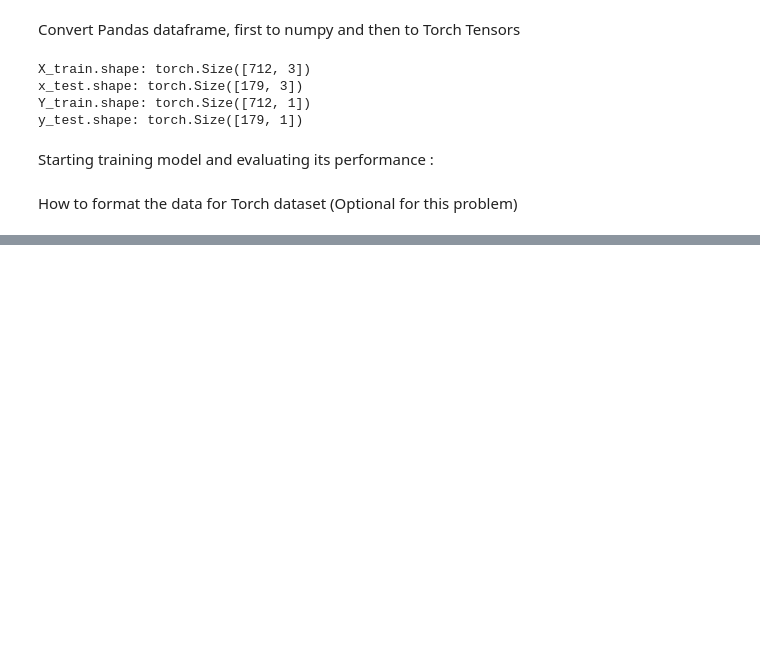
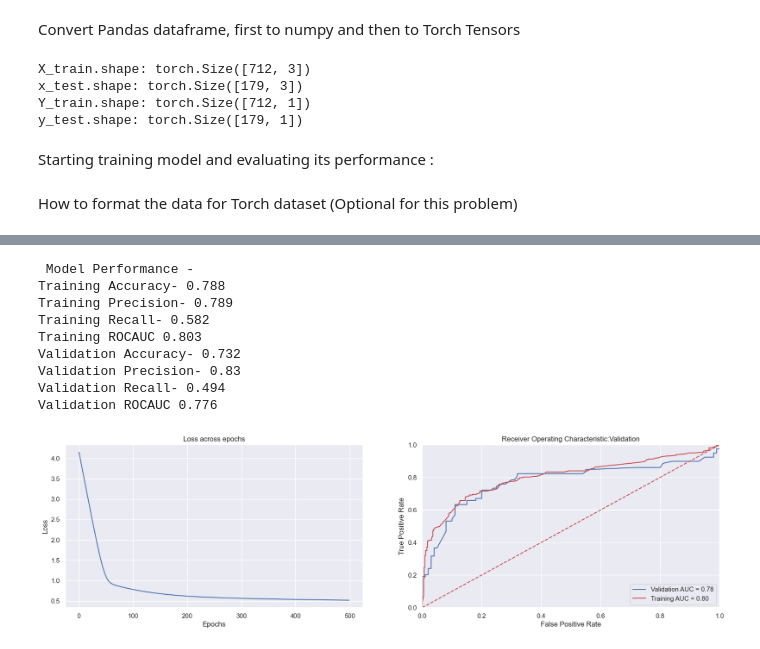
Before and after one commit to Ashraf-Khabar/SACAD-Projects, a Jupyter notebook: Mini_Project_N1/Model.ipynb, the cells around one changed output, grey strips where cells are left out. Cells and saved outputs as stored; diff of their text form; code cells hidden in the pictures; blank space fills up the shorter version.

```diff
--- a/Mini_Project_N1/Model.ipynb
+++ b/Mini_Project_N1/Model.ipynb
@@ -238,10 +238,11 @@ dataset.__getitem__(10)
 # %%
-class logistic_regression(nn.Module):
-    def __init__(self, in_size):
-        super(logistic_regression, self).__init__()
-        self.linear = nn.Linear(in_size, 1)
+class LinearR(nn.Module):
+    def __init__(self, input_size, output_size):
+        super(LinearR, self).__init__()
+        self.linear = nn.Linear(input_size, output_size)
         self.sigmoid = nn.Sigmoid()
 
     def forward(self, x):
-        x = torch.sigmoid(self.linear(x))
-        return x
+        out = self.linear(x)
+        out = self.sigmoid(out)
+        return out
@@ -367,0 +312,18 @@ RuntimeError: mat1 and mat2 must have the same dtype, but got Double and Float
+# %%
+num_epochs = 500
+batch_size= 128
+
+#Set to 0; no L2 reg
+weight_decay=0.0
+
+#Enables L1 Regularization
+lambda_L1 = 0.0001
+
+model = LinearR(3, 1)
+
+#Binary Crosss Entropy Loss
+loss_function = nn.BCELoss()
+
+adam_optimizer = torch.optim.Adam(model.parameters(),lr= 0.001 ,weight_decay=weight_decay)
+# %%
+adam_loss = train_network(model,adam_optimizer,loss_function, num_epochs,batch_size,X_train,Y_train=Y_train ,lambda_L1=lambda_L1)
@@ -367,0 +336,13 @@ RuntimeError: mat1 and mat2 must have the same dtype, but got Double and Float
+# %%
+evaluate_model(model,x_test,y_test,X_train,Y_train,adam_loss)
+# %% [output]
+ Model Performance -
+Training Accuracy- 0.788
+Training Precision- 0.789
+Training Recall- 0.582
+Training ROCAUC 0.803
+Validation Accuracy- 0.732
+Validation Precision- 0.83
+Validation Recall- 0.494
+Validation ROCAUC 0.776
+[figure, added]
```
Also changed, not shown: parts of 22 cells of this notebook, 1 other file.
